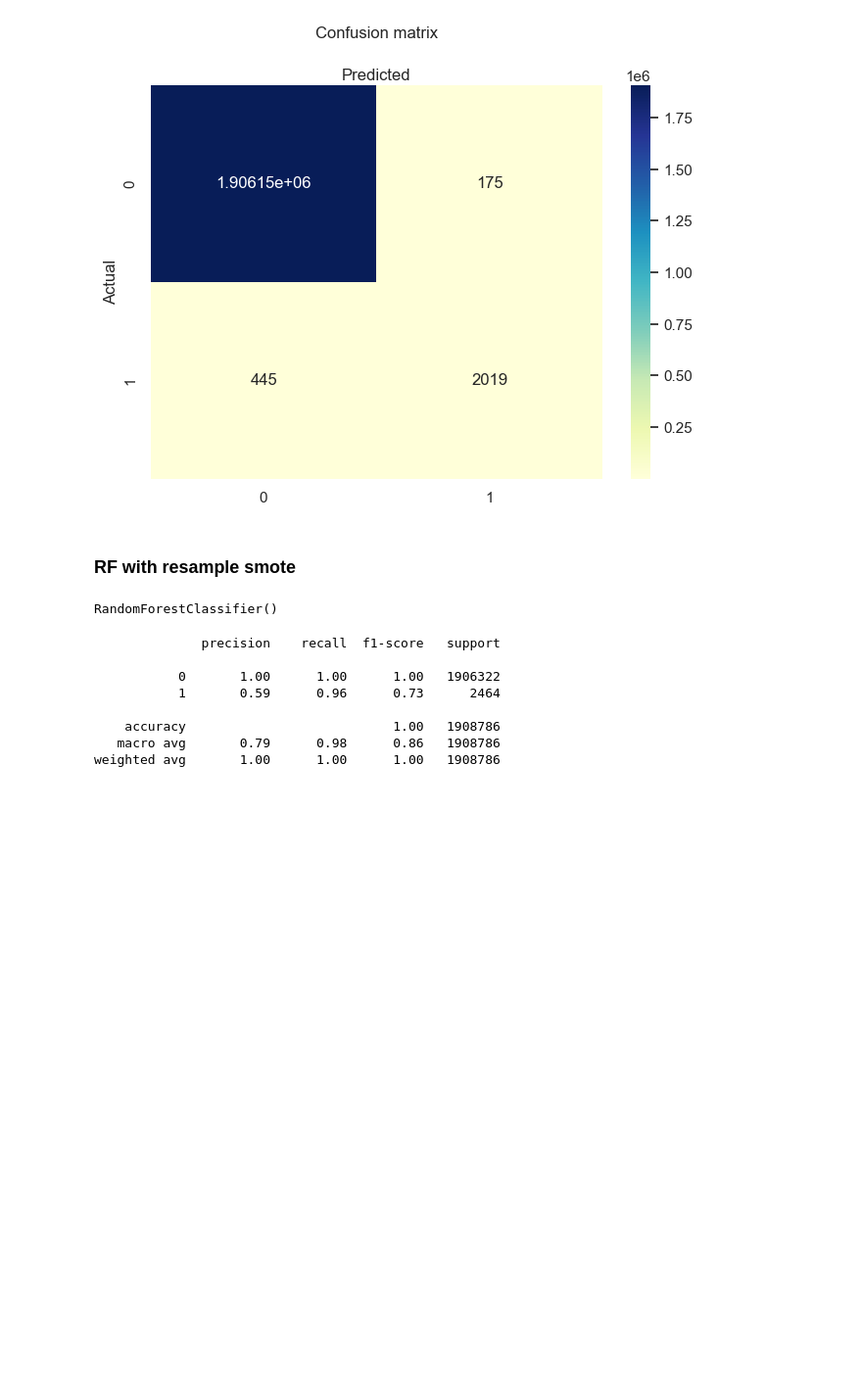
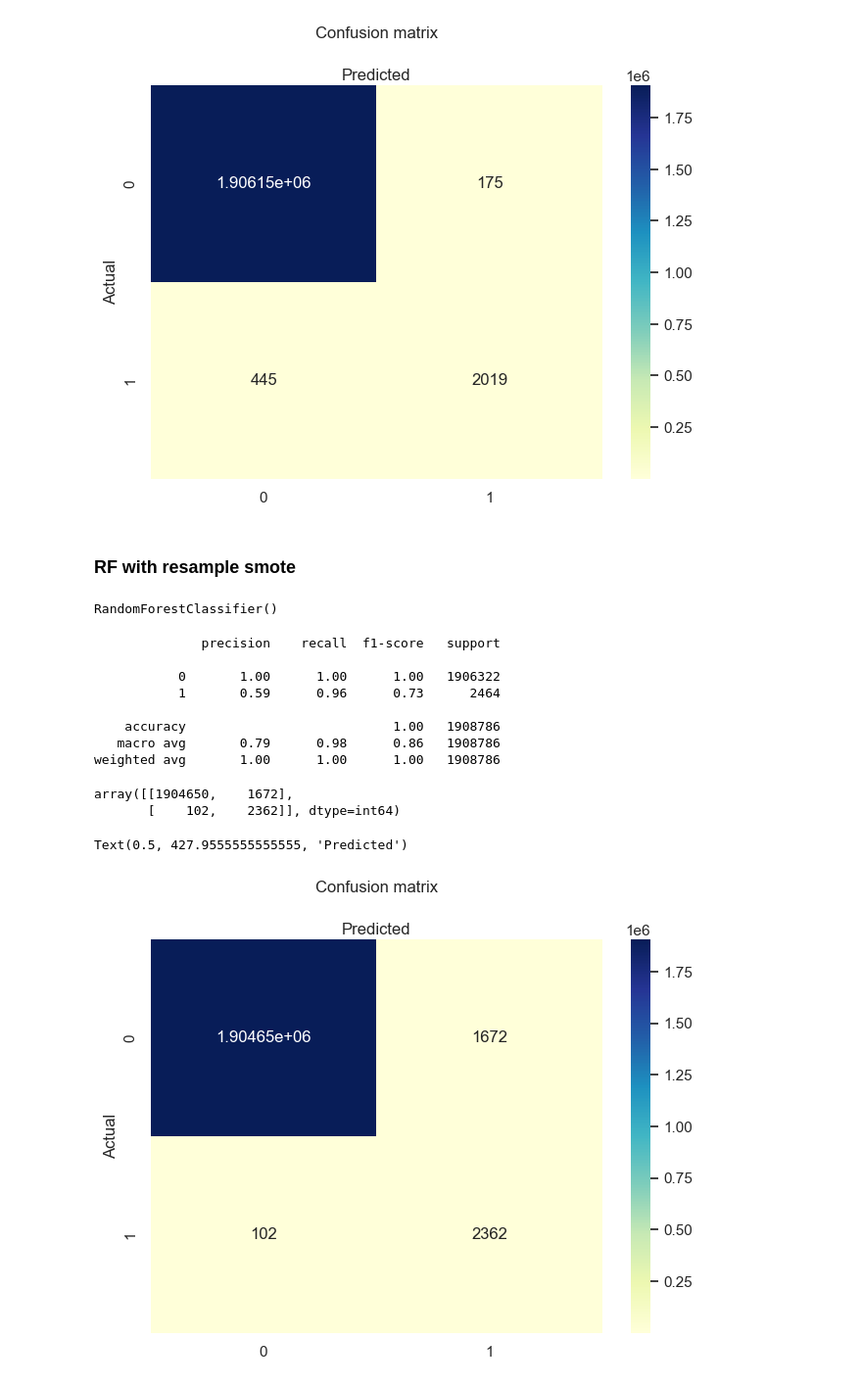
Before and after one commit to BenjaSar/ApMaI, a Jupyter notebook: TP1.ipynb, the cells around one changed output. Shown at 98% size. Drawn from its saved outputs; the diff is of its cells as text; code cells hidden in the pictures; blank space fills up the shorter version.

Commit message:
Confusion matrix for random forest with smote

```diff
--- a/TP1.ipynb
+++ b/TP1.ipynb
@@ -657,3 +657,26 @@ print(classification_report(y_test, rf_predict_smote))
     accuracy                           1.00   1908786
    macro avg       0.79      0.98      0.86   1908786
 weighted avg       1.00      1.00      1.00   1908786
+# %%
+cfmatrix_rf_smote =   metrics.confusion_matrix(y_test, rf_predict_smote)
+cfmatrix_rf_smote
+# %% [output]
+array([[1904650,    1672],
+       [    102,    2362]], dtype=int64)
+# %%
+class_names = [0,1]
+fig, ax = plt.subplots()
+tick_marks = np.arange(len(class_names))
+plt.xticks(tick_marks, class_names)
+plt.yticks(tick_marks, class_names)
+
+# Create heatmap
+sns.heatmap(pd.DataFrame(cfmatrix_rf_smote), annot=True, cmap="YlGnBu", fmt='g')
+ax.xaxis.set_label_position("top")
+plt.tight_layout()
+plt.title('Confusion matrix', y=1.1)
+plt.ylabel('Actual')
+plt.xlabel('Predicted')
+# %% [output]
+Text(0.5, 427.9555555555555, 'Predicted')
+[figure, added]
```
